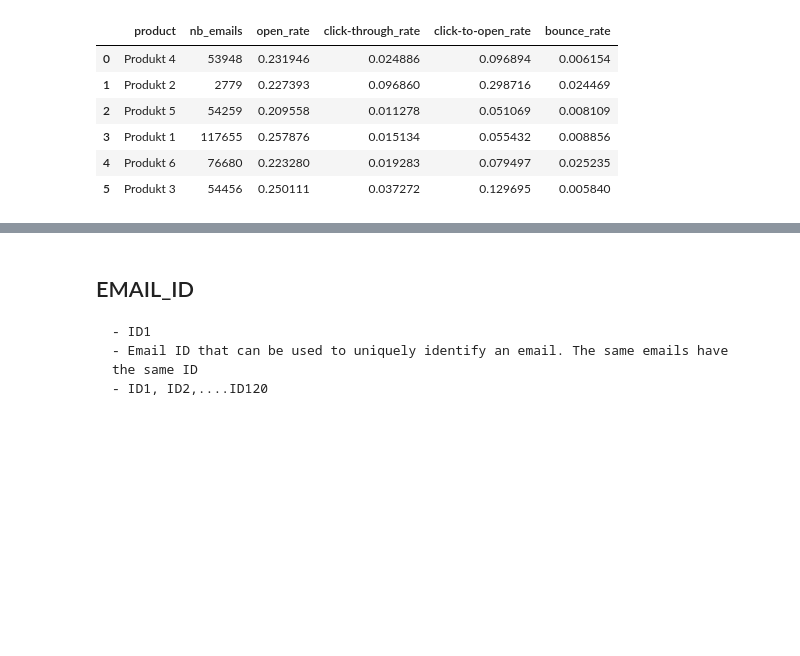
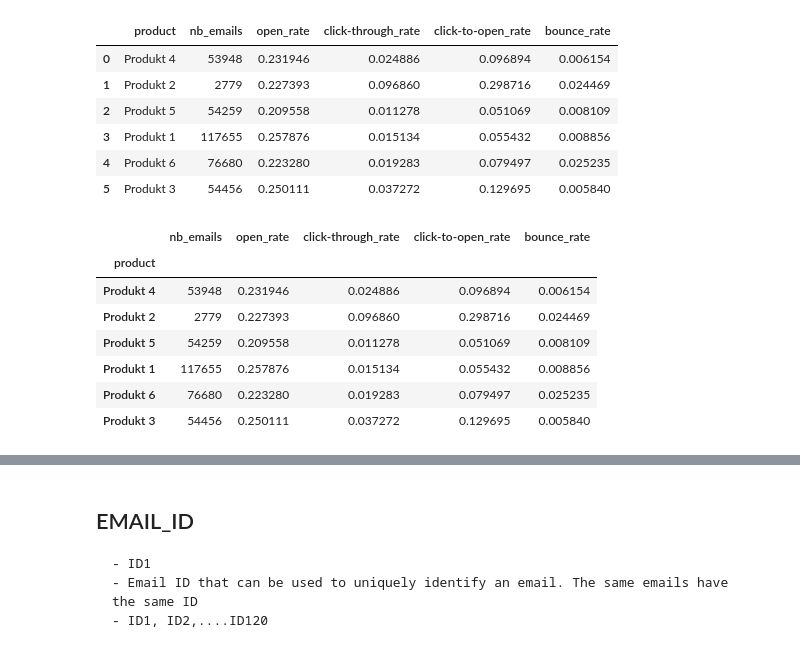
Before and after one commit to ck-unifr/analysis_email_performance, a Jupyter notebook: analysis_email_performance.ipynb, the cells around one changed output, grey strips where cells are left out. Saved outputs shown, nothing was run; the diff lists cells and outputs as text; code cells hidden in the pictures; blank space fills up the shorter version.

```diff
--- a/analysis_email_performance.ipynb
+++ b/analysis_email_performance.ipynb
@@ -1763,3 +1763,16 @@ df_final
 | 3 | Produkt 1 | 117655 | 0.257876 | 0.015134 | 0.055432 | 0.008856 |
 | 4 | Produkt 6 | 76680 | 0.223280 | 0.019283 | 0.079497 | 0.025235 |
 | 5 | Produkt 3 | 54456 | 0.250111 | 0.037272 | 0.129695 | 0.005840 |
+# %%
+df_final_product = df_final.copy()
+# %%
+df_final_product.set_index('product')
+# %% [output]
+|  | nb_emails | open_rate | click-through_rate | click-to-open_rate | bounce_rate |
+| product |  |  |  |  |  |
+| Produkt 4 | 53948 | 0.231946 | 0.024886 | 0.096894 | 0.006154 |
+| Produkt 2 | 2779 | 0.227393 | 0.096860 | 0.298716 | 0.024469 |
+| Produkt 5 | 54259 | 0.209558 | 0.011278 | 0.051069 | 0.008109 |
+| Produkt 1 | 117655 | 0.257876 | 0.015134 | 0.055432 | 0.008856 |
+| Produkt 6 | 76680 | 0.223280 | 0.019283 | 0.079497 | 0.025235 |
+| Produkt 3 | 54456 | 0.250111 | 0.037272 | 0.129695 | 0.005840 |
```
Also changed, not shown: parts of 2 cells of this notebook.
